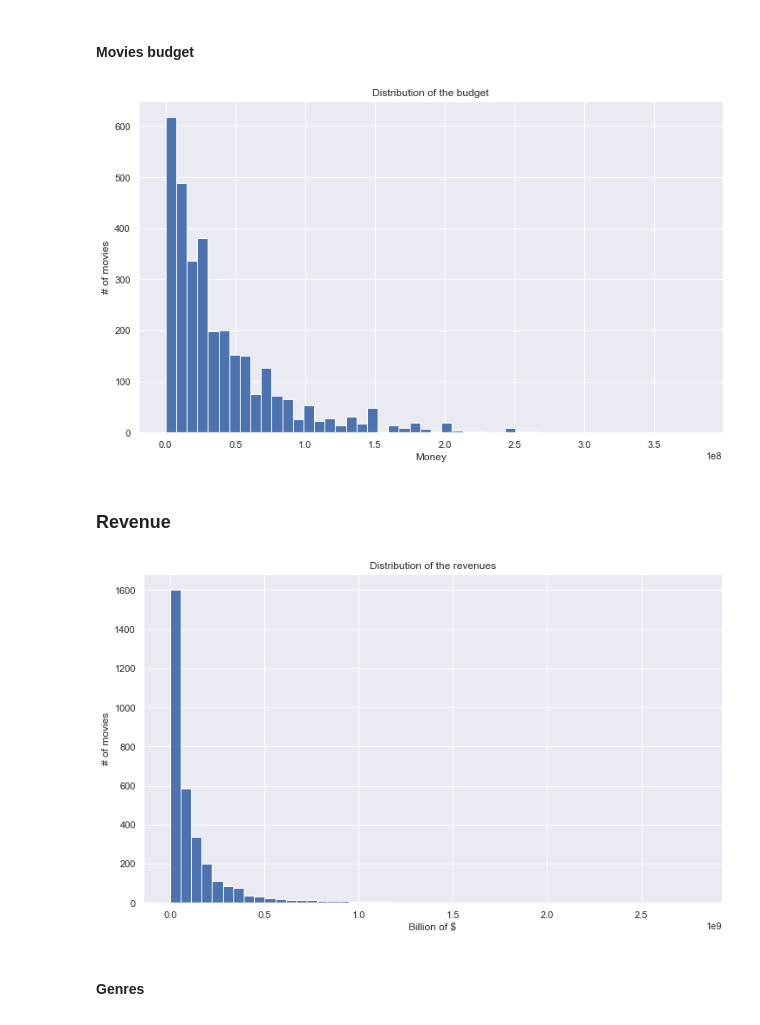
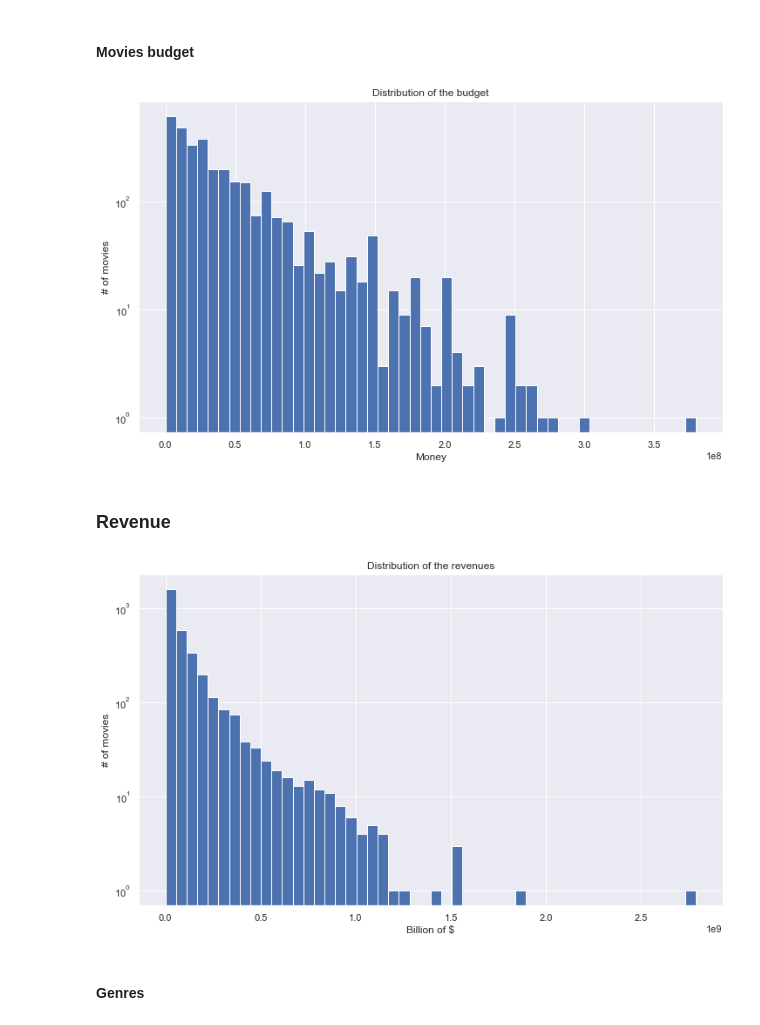
Before and after one commit to ridhachahed/Project-TMDB-5000-Movie-Dataset, a Jupyter notebook: Untitled.ipynb, the cells around one changed output. Drawn from its saved outputs; the diff is of its cells as text; code cells hidden in the pictures.

```diff
--- a/Untitled.ipynb
+++ b/Untitled.ipynb
@@ -358,12 +358,13 @@ Series([], Name: title, dtype: int64)
 # %%
 plt.figure(figsize=(12,7))
 plt.hist(movie_df['budget'],bins= 50)
 plt.title("Distribution of the budget")
 plt.xlabel('Money')
 plt.ylabel('# of movies')
+plt.yscale("log")
 plt.show()
 # %% [output]
-[figure, old version]
+[figure, new version]
 # %% [markdown]
 ### Revenue
 # %%
@@ -372,9 +373,10 @@ plt.hist(movie_df['revenue'], bins= 50)
 plt.title("Distribution of the revenues")
 plt.xlabel('Billion of $')
 plt.ylabel('# of movies')
+plt.yscale("log")
 plt.show()
 # %% [output]
-[figure, old version]
+[figure, new version]
 # %% [markdown]
 #### Genres
 # %%
```
Also changed, not shown: parts of 23 cells of this notebook.
